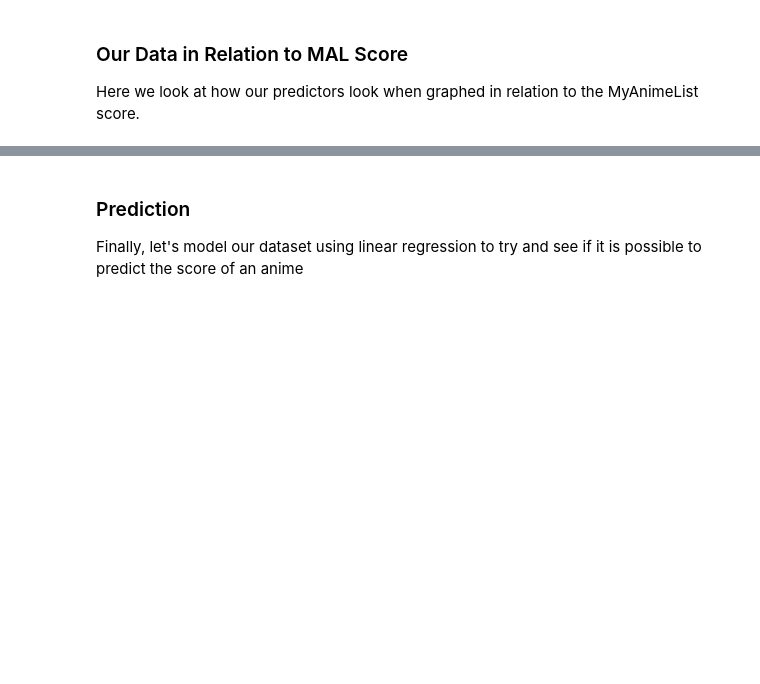
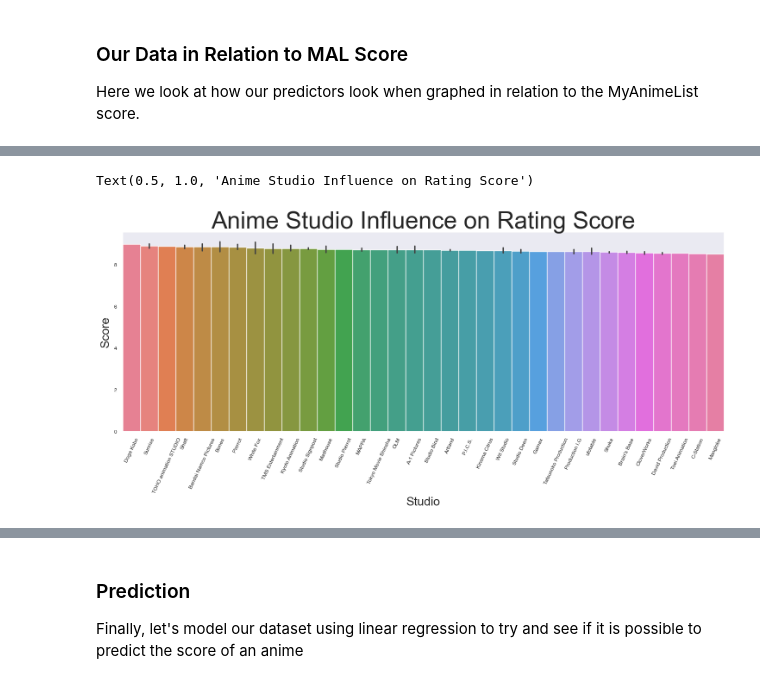
Before and after one commit to ryantregala32/COGS108_Repo, a Jupyter notebook: FinalReport.ipynb, the cells around one changed output, grey strips where cells are left out. Cells and saved outputs as stored; diff of their text form; code cells hidden in the pictures; blank space fills up the shorter version.

```diff
--- a/FinalReport.ipynb
+++ b/FinalReport.ipynb
@@ -408,0 +415,36 @@ This boxplot analyzes the relationship between anime sources and their respectiv
+# %%
+#filter our data to only have a main studio for every anime
+def separateStudios(df :pd.DataFrame):
+    returnList = []
+    for row in df.itertuples(index=False):
+        studios = row.Studios.split(',')
+        for studio in studios:
+            row_list = list(row)
+            row_list.append(studio.strip())
+            returnList.extend([row_list])
+
+    return pd.DataFrame(returnList, columns=['anime_id','Name','Score','Genres','Episodes','Studios','Licensors','Source', 'single_studio'])
+# %%
+#Graph our new data
+
+#Sort by mean score value
+dfSingleStudios = separateStudios(main_df.fillna(''))
+
+# filter to get the animes that have at least a rating of 8.5
+dfSingleStudios = dfSingleStudios[dfSingleStudios.get('Score') >= 8.5]
+
+grouped = dfSingleStudios.groupby(['single_studio'])
+grouped_df = pd.DataFrame({col:vals['Score'] for col, vals in grouped})
+means = grouped_df.mean()
+means.sort_values(ascending = False, inplace = True)
+sorted_df = grouped_df[means.index]
+
+#Graph
+sns.set_theme(rc={'figure.figsize':(18, 6)}, font_scale = 0.8)
+plt.xticks(rotation=65)
+plt.xlabel('Studio', fontsize = 20)
+plt.ylabel('Score', fontsize = 20)
+sns.barplot(data = sorted_df, width = 1).set_title('Anime Studio Influence on Rating Score', fontsize = 40)
+# %% [output]
+Text(0.5, 1.0, 'Anime Studio Influence on Rating Score')
+[figure, added]
```
Also changed, not shown: parts of 34 cells of this notebook.
